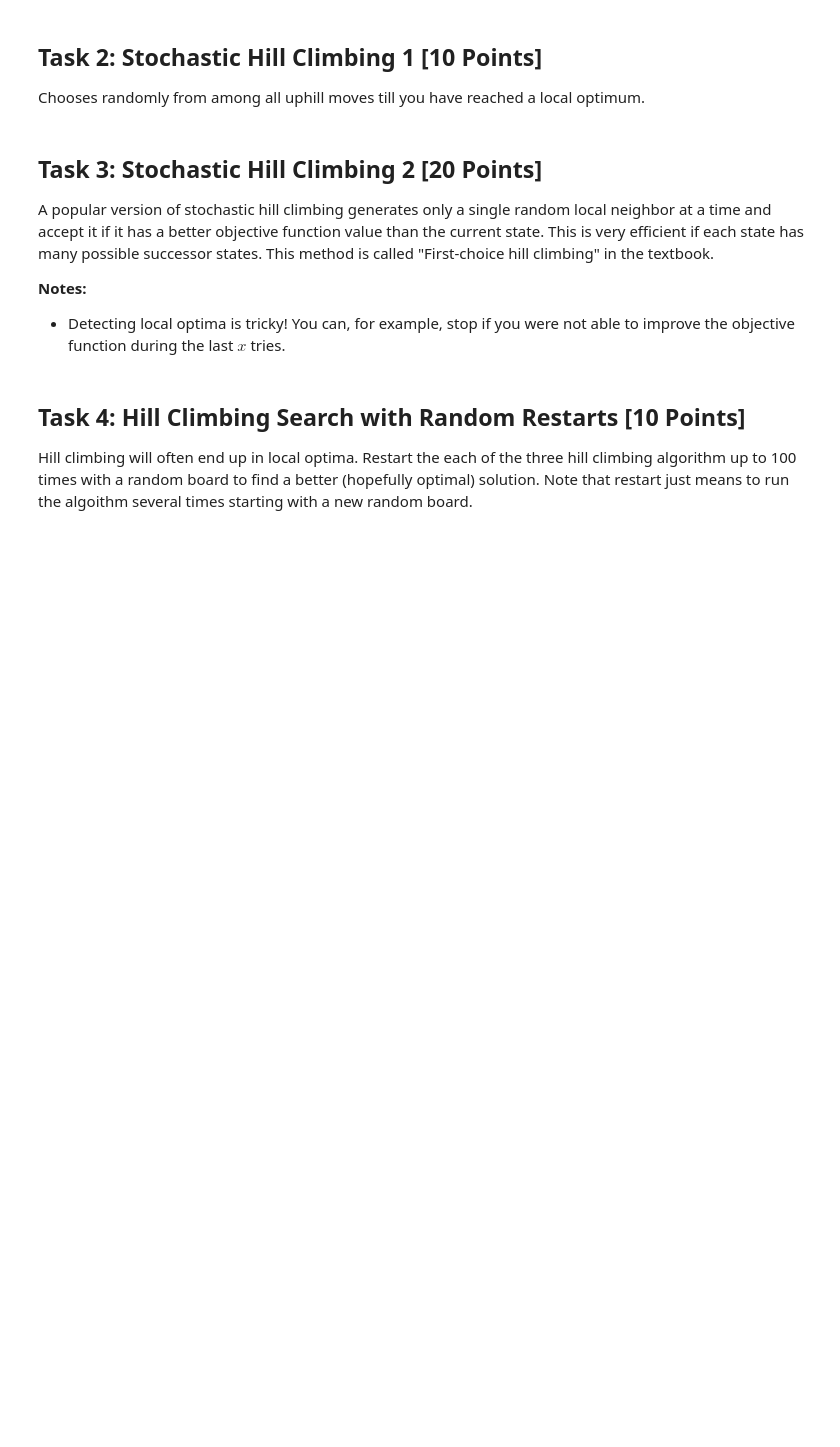
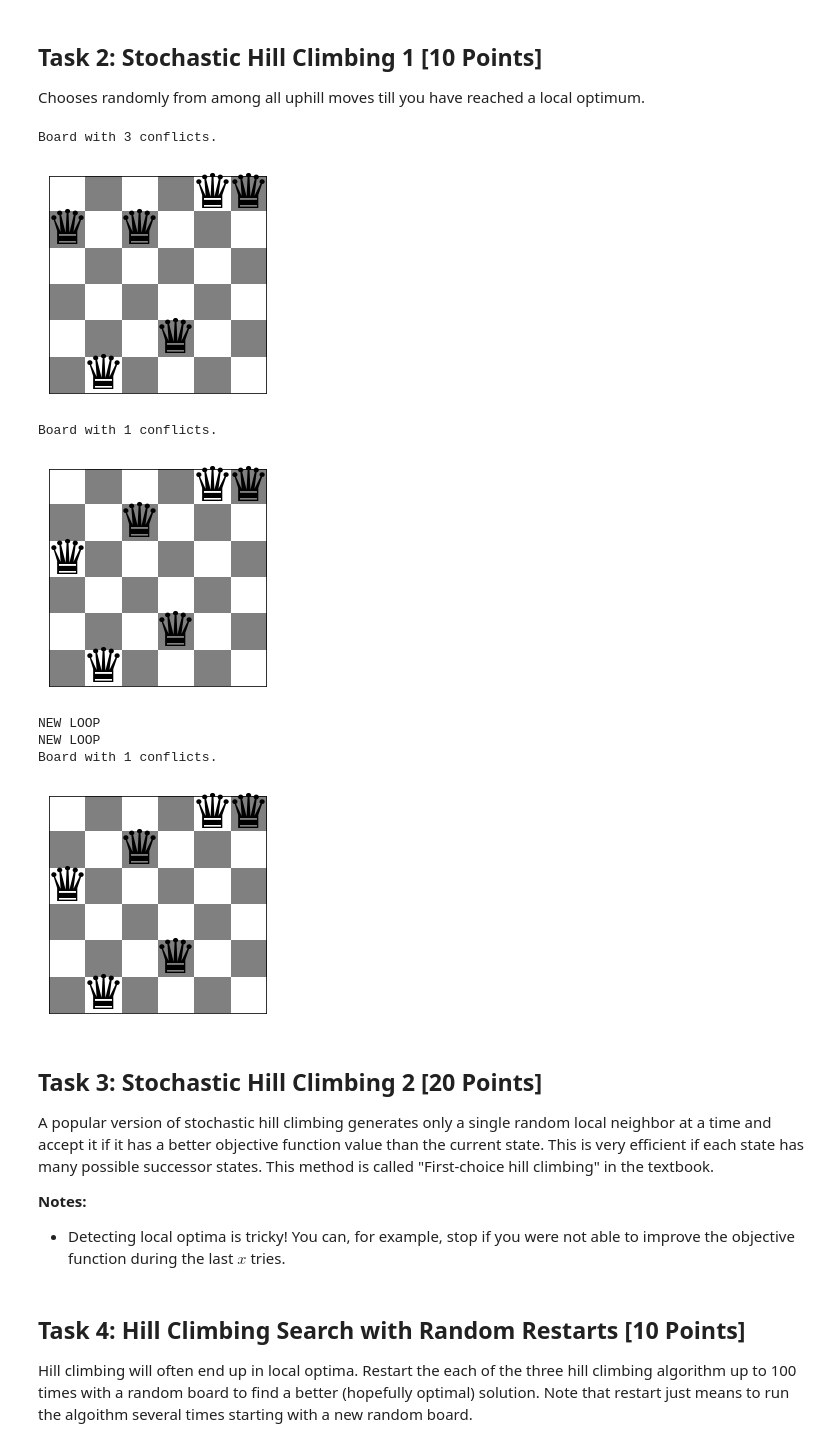
Before and after one commit to kirkwat/artificial-intelligence, a Jupyter notebook: assignment_4/n_queens.ipynb, the cells around one changed output. Drawn from its saved outputs; the diff is of its cells as text; code cells hidden in the pictures; blank space fills up the shorter version.

```diff
--- a/assignment_4/n_queens.ipynb
+++ b/assignment_4/n_queens.ipynb
@@ -206,3 +165,47 @@ Chooses randomly from among all uphill moves till you have reached a local optim
+# %%
+import random
+
+def stochastic1(current_board, n, verbose=False):
+    current_conflicts=conflicts(current_board)
+    possible_moves = [current_board]
+    #get all possible uphill moves
+    for i in range(n):
+        if verbose: print("  COL",i)
+        #move queen up if possible
+        if current_board[i]-1>=0:
+            current_board[i]-=1
+            #add move to list if it's uphill
+            if current_conflicts > conflicts(current_board):
+                if verbose: print("    UP", current_board[i], ", conflicts:",conflicts(current_board))
+                possible_moves.append(np.copy(current_board))
+            #reset board
+            current_board[i]+=1
+        #move queen down if possible
+        if current_board[i]+1<n:
+            current_board[i]+=1
+            #add move to list if it's uphill
+            if current_conflicts > conflicts(current_board):
+                if verbose: print("    DOWN", current_board[i], ", conflicts:",conflicts(current_board))
+                possible_moves.append(np.copy(current_board))
+            #reset board
+            current_board[i]-=1
+    #return random move
+    return random.choice(possible_moves)
+# %%
+n=6
+board = random_board(n)
+show_board(board)
+show_board(stochastic1(board, n, verbose=True))
+show_board(hill_climb(board, n, stochastic1, verbose=True))
+# %% [output]
+Board with 3 conflicts.
+[figure, added]
+Board with 1 conflicts.
+[figure, added]
+NEW LOOP
+NEW LOOP
+Board with 1 conflicts.
+[figure, added]
 # %% [markdown]
 ## Task 3: Stochastic Hill Climbing 2 [20 Points]
 
```
Also changed, not shown: parts of 4 cells of this notebook.
